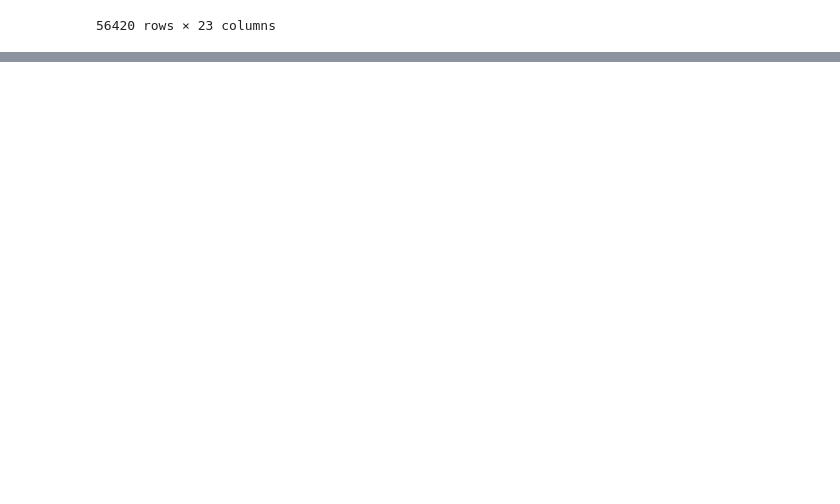
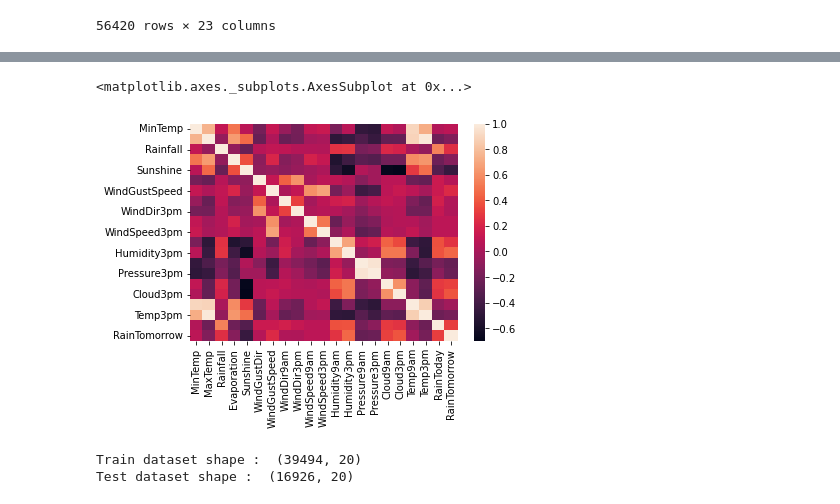
Before and after one commit to dayaniravi123/Machine-Learning-Projects, a Jupyter notebook: Rain_in_AUS.ipynb, the cells around one changed output, grey strips where cells are left out. Cells and saved outputs as stored; diff of their text form; code cells hidden in the pictures; blank space fills up the shorter version.

```diff
--- a/Rain_in_AUS.ipynb
+++ b/Rain_in_AUS.ipynb
@@ -97,0 +105,22 @@ sns.pairplot(dataset[['Humidity3pm','Pressure9am', 'Pressure3pm', 'Cloud9am', 'C
+# %%
+#WindGustDir , WindDir9am, WindDir3pm, RainToday, RainTomorrow
+
+## encode all the categorical features of dataset
+#dataset.WindGustDir = dataset.WindGustDir.astype('category').cat.codes
+#dataset.WindDir9am = dataset.WindDir9am.astype('category').cat.codes
+#dataset.WindDir3pm = dataset.WindDir3pm.astype('category').cat.codes
+#dataset.RainToday = dataset.RainToday.astype('category').cat.codes
+#dataset.RainTomorrow = dataset.RainTomorrow.astype('category').cat.codes
+
+
+df.WindGustDir = df.WindGustDir.astype('category').cat.codes
+df.WindDir9am = df.WindDir9am.astype('category').cat.codes
+df.WindDir3pm = df.WindDir3pm.astype('category').cat.codes
+df.RainToday = df.RainToday.astype('category').cat.codes
+df.RainTomorrow = df.RainTomorrow.astype('category').cat.codes
+
+
+## find correlation of each features
+corr = df.corr()
+
+corr['RainTomorrow']
@@ -97,0 +150,7 @@ sns.pairplot(dataset[['Humidity3pm','Pressure9am', 'Pressure3pm', 'Cloud9am', 'C
+# %%
+## Implement heat map of dataset
+
+sns.heatmap(corr)
+# %% [output]
+<matplotlib.axes._subplots.AxesSubplot at 0x...>
+[figure, added]
@@ -97,0 +166,14 @@ sns.pairplot(dataset[['Humidity3pm','Pressure9am', 'Pressure3pm', 'Cloud9am', 'C
+# %%
+## Split dataset into train and test dataset
+
+#X_train, X_test, y_train, y_test = train_test_split(dataset.iloc[:, :20], dataset.iloc[:, 20], test_size= 0.3, random_state = 25)
+
+X_train, X_test, y_train, y_test = train_test_split(df.iloc[:, 2:22], df.iloc[:, 22], test_size= 0.3, random_state = 25)
+
+
+print("Train dataset shape : ",X_train.shape)
+
+print("Test dataset shape : ",X_test.shape)
+# %% [output]
+Train dataset shape :  (39494, 20)
+Test dataset shape :  (16926, 20)
```
Also changed, not shown: parts of 15 cells of this notebook.
